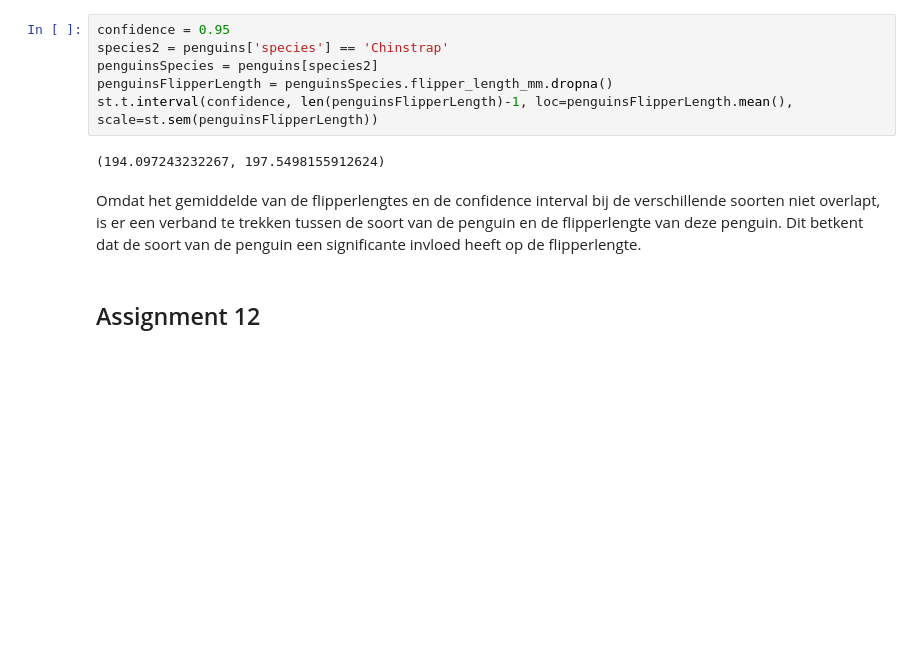
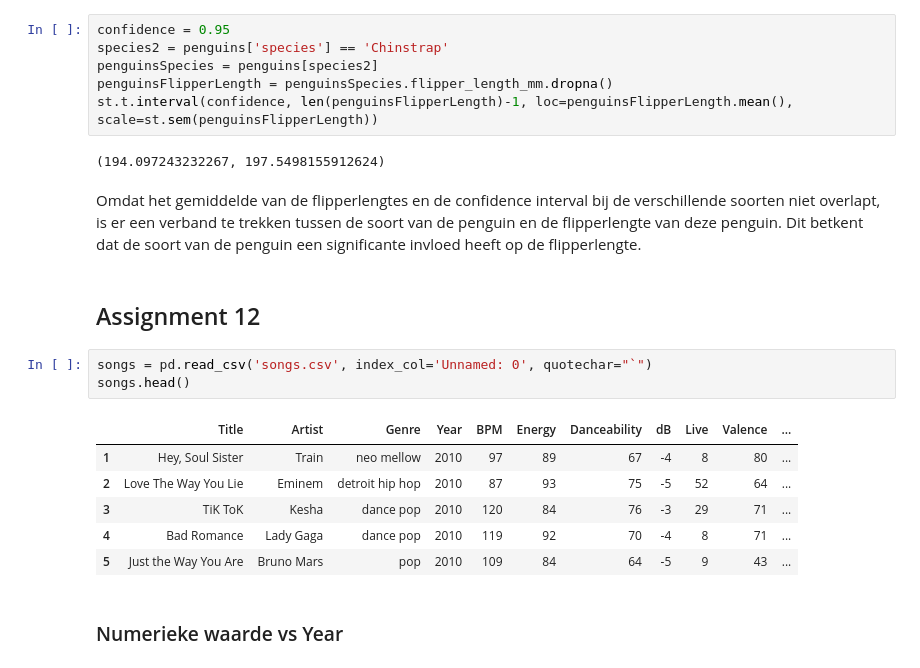
Before and after one commit to Julietvb/Data-science, a Jupyter notebook: Porftolio assignment 11 & 12.ipynb, the cells around one changed output. Drawn from its saved outputs; the diff is of its cells as text; blank space fills up the shorter version.

```diff
--- a/Porftolio assignment 11 & 12.ipynb
+++ b/Porftolio assignment 11 & 12.ipynb
@@ -120,3 +120,15 @@ st.t.interval(confidence, len(penguinsFlipperLength)-1, loc=penguinsFlipperLengt
 Omdat het gemiddelde van de flipperlengtes en de confidence interval bij de verschillende soorten niet overlapt, is er een verband te trekken tussen de soort van de penguin en de flipperlengte van deze penguin. Dit betkent dat de soort van de penguin een significante invloed heeft op de flipperlengte.
 # %% [markdown]
 ## Assignment 12
+# %%
+songs = pd.read_csv('songs.csv', index_col='Unnamed: 0', quotechar="`")
+songs.head()
+# %% [output]
+|  | Title | Artist | Genre | Year | BPM | Energy | Danceability | dB | Live | Valence | ... |
+| 1 | Hey, Soul Sister | Train | neo mellow | 2010 | 97 | 89 | 67 | -4 | 8 | 80 | ... |
+| 2 | Love The Way You Lie | Eminem | detroit hip hop | 2010 | 87 | 93 | 75 | -5 | 52 | 64 | ... |
+| 3 | TiK ToK | Kesha | dance pop | 2010 | 120 | 84 | 76 | -3 | 29 | 71 | ... |
+| 4 | Bad Romance | Lady Gaga | dance pop | 2010 | 119 | 92 | 70 | -4 | 8 | 71 | ... |
+| 5 | Just the Way You Are | Bruno Mars | pop | 2010 | 109 | 84 | 64 | -5 | 9 | 43 | ... |
+# %% [markdown]
+### Numerieke waarde vs Year
```
Also changed, not shown: parts of 17 cells of this notebook.
